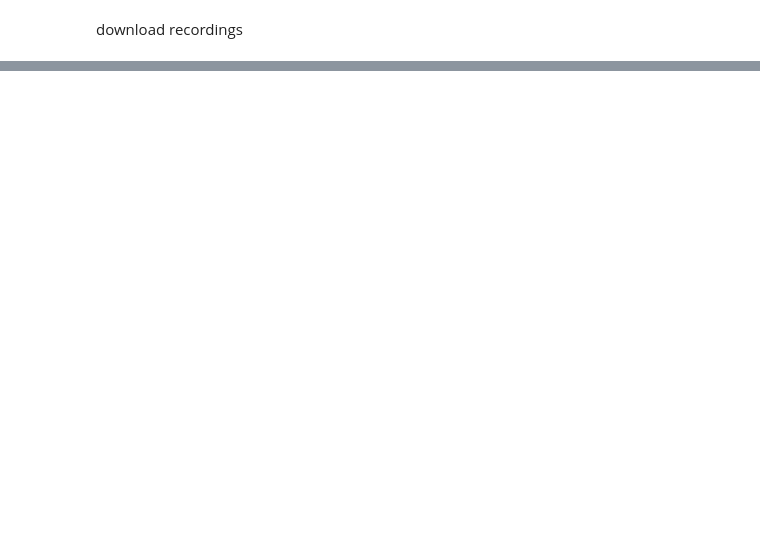
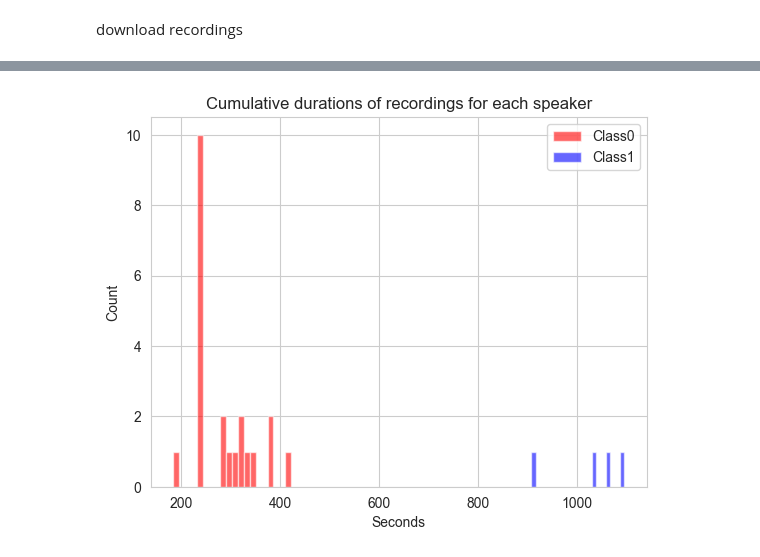
Before and after one commit to rybaks72/IML_Voice_Recognition, a Jupyter notebook: exploratory_data_analysis/raw_data_analysis.ipynb, the cells around one changed output, grey strips where cells are left out. Cells and saved outputs as stored; diff of their text form; code cells hidden in the pictures; blank space fills up the shorter version.

```diff
--- a/exploratory_data_analysis/raw_data_analysis.ipynb
+++ b/exploratory_data_analysis/raw_data_analysis.ipynb
@@ -192,0 +119,13 @@ NameError: name 'class1_speakers' is not defined
+# %%
+#TODO cumulative length of recordings per speaker in class1, per speaker in class0 and per noise type(or whole noise again? or without it at all) in class 0 type histogram
+
+plt.figure()
+plt.hist(list(speaker_lengths_class0.values()), bins=20, alpha=0.6, color='red', label="Class0")
+plt.hist(list(speaker_lengths_class1.values()), bins=20, alpha=0.6, color='blue', label="Class1")
+plt.title("Cumulative durations of recordings for each speaker")
+plt.xlabel("Seconds")
+plt.ylabel("Count")
+plt.legend()
+plt.show()
+# %% [output]
+[figure, added]
```
Also changed, not shown: parts of 37 cells of this notebook.
